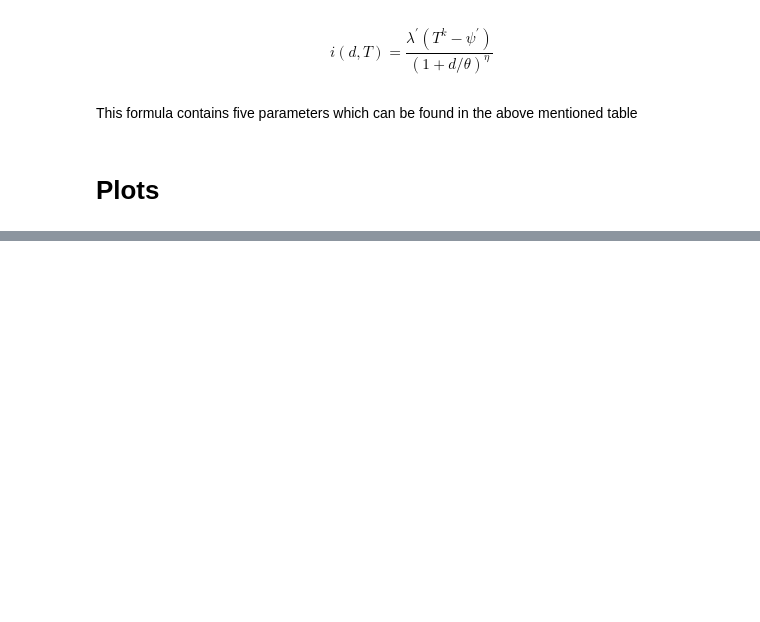
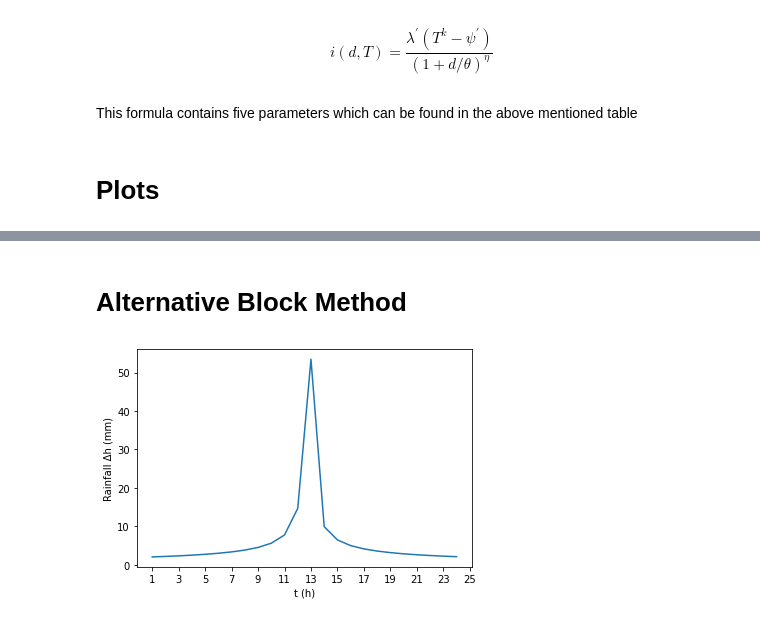
Before and after one commit to iliasmachairas/Alternating_Block_Method---Hydrology, a Jupyter notebook: Alternating_Block_Method.ipynb, the cells around one changed output, grey strips where cells are left out. Saved outputs shown, nothing was run; the diff lists cells and outputs as text; code cells hidden in the pictures; blank space fills up the shorter version.

Commit message:
Alternating Block method & Excel (phase-A)

```diff
--- a/Alternating_Block_Method.ipynb
+++ b/Alternating_Block_Method.ipynb
@@ -48,0 +82,45 @@ rain_intens_v(50,d)
+# %% [markdown]
+# Alternative Block Method
+# %%
+timestep = 1
+storm_duration = 24
+t = np.linspace(1,storm_duration, int(storm_duration/timestep))
+rain_intens = rain_intens_v(50, t) * t
+# %%
+rain_intens_steps = np.array([rain_intens[0]])
+differences = np.diff(rain_intens)
+rain_intens_steps = np.concatenate((rain_intens_steps,differences))
+rain_steps_df = pd.DataFrame(rain_intens_steps, index=np.arange(0,len(rain_intens_steps),1), columns=['precip'])
+# %%
+atltern_array = np.zeros(rain_steps_df.shape[0])
+rain_steps_df_sorted = rain_steps_df.sort_values(by='precip', ascending=False)
+mean_index = int(rain_steps_df.shape[0] /2)
+
+switch = True
+l1 = 1
+l2 = 1
+for i in range(rain_steps_df_sorted.shape[0]):
+    if  i == 0:
+        atltern_array[mean_index] = rain_steps_df_sorted.loc[0,'precip']
+    else:
+        if switch == True:
+            atltern_array[mean_index - l1] = rain_steps_df_sorted.loc[i,'precip']
+            switch = False
+            l1+=1
+        else:
+            atltern_array[mean_index + l2] = rain_steps_df_sorted.loc[i,'precip']
+            switch = True
+            l2+=1
+
+atltern_df = pd.DataFrame(atltern_array, index=np.arange(1,rain_steps_df_sorted.shape[0]+1,1), columns= ['precip'])
+atltern_df.to_excel('Results/Alternating_block_method.xlsx')
+# Export to excel
+
+# ploting
+plt.plot(atltern_df.precip)
+plt.xticks(np.arange(1,26,2))
+plt.xlabel('t (h)')
+plt.ylabel('Rainfall Δh (mm)')
+plt.savefig('Results/Alternating_Block_Method.png');
+# %% [output]
+[figure, added]
```
Also changed, not shown: parts of 5 cells of this notebook.
